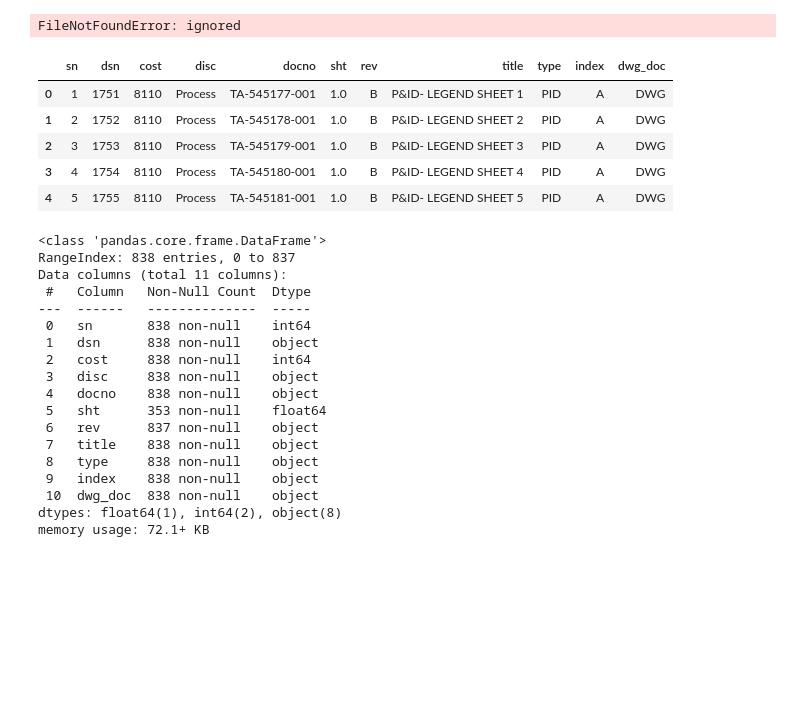
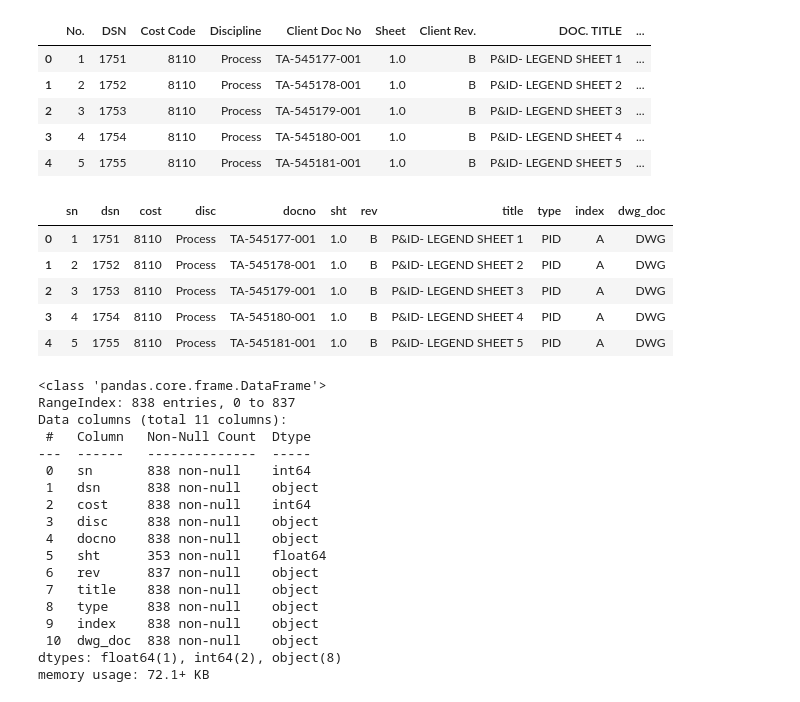
Before and after one commit to jawaharrohan25/Utilities, a Jupyter notebook: ereview/EReview.ipynb, the cells around one changed output. Saved outputs shown, nothing was run; the diff lists cells and outputs as text; code cells hidden in the pictures; blank space fills up the shorter version.

```diff
--- a/ereview/EReview.ipynb
+++ b/ereview/EReview.ipynb
@@ -2,10 +2,20 @@
 <a href="https://colab.research.google.com/github/jawaharrohan25/Utilities/blob/main/ereview/EReview.ipynb" target="_parent"><img src="https://colab.research.google.com/assets/colab-badge.svg" alt="Open In Colab"/></a>
 # %%
 import pandas as pd
+
+
+data=pd.read_csv("C:\\Employess.csv",encoding=''unicode_escape')
+
+
 dcl = pd.read_excel('sample_data/test.xlsx', skiprows = 1, usecols = 'A:K')
 dcl.head()
 # %% [output]
-FileNotFoundError: ignored
+|  | No. | DSN | Cost Code | Discipline | Client Doc No | Sheet | Client Rev. | DOC. TITLE | ... |
+| 0 | 1 | 1751 | 8110 | Process | TA-545177-001 | 1.0 | B | P&ID- LEGEND SHEET 1 | ... |
+| 1 | 2 | 1752 | 8110 | Process | TA-545178-001 | 1.0 | B | P&ID- LEGEND SHEET 2 | ... |
+| 2 | 3 | 1753 | 8110 | Process | TA-545179-001 | 1.0 | B | P&ID- LEGEND SHEET 3 | ... |
+| 3 | 4 | 1754 | 8110 | Process | TA-545180-001 | 1.0 | B | P&ID- LEGEND SHEET 4 | ... |
+| 4 | 5 | 1755 | 8110 | Process | TA-545181-001 | 1.0 | B | P&ID- LEGEND SHEET 5 | ... |
 # %%
 dcl.columns = 'sn dsn cost disc docno sht rev title type index dwg_doc'.split()
 # %%
```
